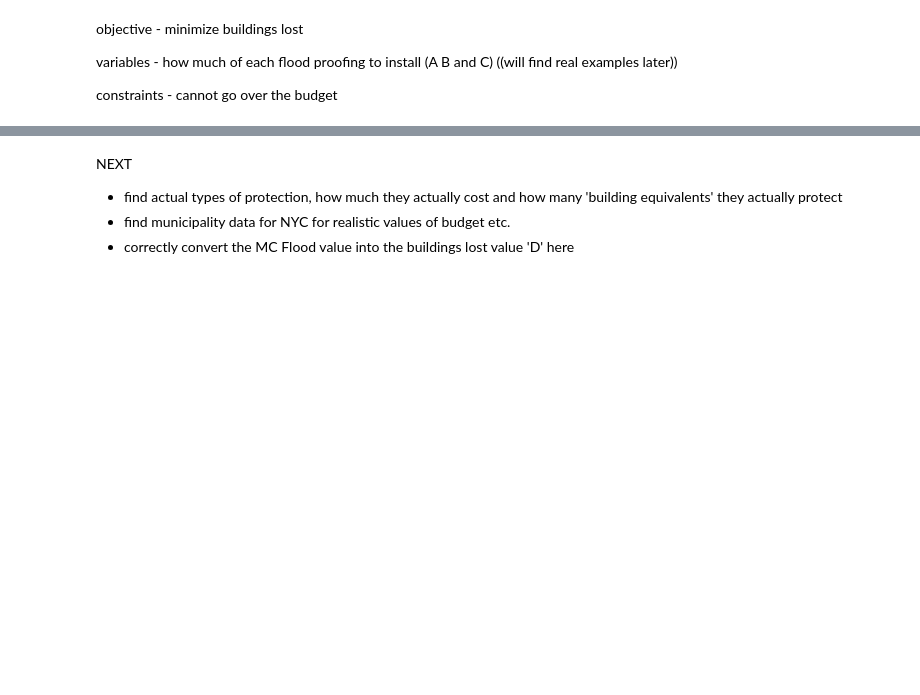
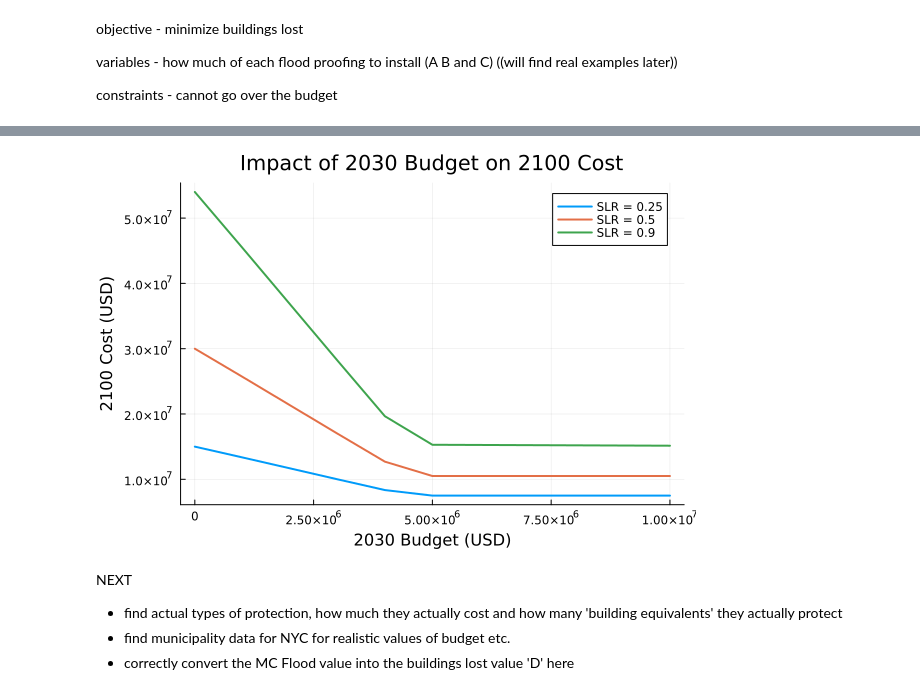
Before and after one commit to TismarkBoham/SLR-LP-4750, a Jupyter notebook: SLR-LP.ipynb, the cells around one changed output, grey strips where cells are left out. Drawn from its saved outputs; the diff is of its cells as text; code cells hidden in the pictures; blank space fills up the shorter version.

```diff
--- a/SLR-LP.ipynb
+++ b/SLR-LP.ipynb
@@ -51,7 +51,7 @@ c3 = 5_000_000    # Cost of 1 m-high dyke per km
 d = 200_000       # Damage cost per unprotected house
 h = 300           # Total number of houses
 p = 100           # Number of houses protected per km of dyke
-budget = 4e6        #VARIABLE budget
+budget = 4.5e6        #VARIABLE budget
 inputSLR = .5      #VARIABLE from cella
 maxSLR = 1        #VARIABLE actuallyFindThisValue
 houseDestructionPerc = (inputSLR/maxSLR) #use this percentage for amount of housing lost.
@@ -116,0 +117,83 @@ Length of dyke (x3): 0.002 meters
+# %%
+using JuMP
+using HiGHS
+using Plots
+
+# Define parameters
+c2 = 15_000        # Cost per wet installation
+c3 = 5_000_000     # Cost of 1 m-high dyke per km
+d = 200_000        # Damage cost per unprotected house
+h = 300            # Total number of houses
+p = 100            # Number of houses protected per km of dyke
+maxSLR = 1         # Maximum sea level rise
+dykeHeight = 1     # Dyke height in meters
+
+# Define budgets and SLR scenarios
+budgets = 0:1e6:10e6  # 2030 budgets from 0 to 10 million in 1 million steps
+inputSLRs = [0.25, 0.5, 0.9]  # SLR scenarios to evaluate
+results = Dict()  # To store results for each SLR scenario
+
+# Loop over SLR scenarios
+for inputSLR in inputSLRs
+    # Calculate the percentage of houses destroyed
+    houseDestructionPerc = inputSLR / maxSLR
+
+    # Storage for results for this SLR scenario
+    costs_2100 = Float64[]
+
+    # Loop over budgets
+    for budget in budgets
+        # Create a new model for each budget
+        model = Model(HiGHS.Optimizer)
+
+        # Define decision variables
+        @variable(model, x2 >= 0, Int)  # Number of wet installations
+        @variable(model, x3 >= 0)       # Length of dyke in km
+
+        # Define the objective function
+        @objective(
+            model, Min,
+            c2 * x2 + c3 * x3 +                               # Upfront cost
+            houseDestructionPerc * d * (h - (x2 + p * x3)) +  # Damage cost of untreated houses
+            x2 * 0.2 * houseDestructionPerc * d              # Damage cost of wet-treated houses
+        )
+
+        # Add constraints
+        @constraint(model, x2 + p * x3 <= h)               # Protection cannot exceed total houses
+        @constraint(model, c2 * x2 + c3 * x3 <= budget)    # Budget constraint
+
+        # Solve the model
+        optimize!(model)
+
+        # Store the cost if the solution is optimal
+        if termination_status(model) == MOI.OPTIMAL
+            push!(costs_2100, objective_value(model))
+        else
+            push!(costs_2100, NaN)  # Use NaN for infeasible solutions
+        end
+    end
+
+    # Store the results for this SLR scenario
+    results[inputSLR] = costs_2100
+end
+
+# Plot the results
+plot(
+    budgets, results[0.25],
+    label = "SLR = 0.25",
+    xlabel = "2030 Budget (USD)",
+    ylabel = "2100 Cost (USD)",
+    title = "Impact of 2030 Budget on 2100 Cost",
+    lw = 2
+)
+plot!(
+    budgets, results[0.5],
+    label = "SLR = 0.5",
+    lw = 2
+)
+plot!(
+    budgets, results[0.9],
+    label = "SLR = 0.9",
+    lw = 2
+)
+# %% [output]
@@ -117,3 +217,4 @@ Length of dyke (x3): 0.002 meters
+[figure, added]
 # %% [markdown]
 NEXT
 - find actual types of protection, how much they actually cost and how many 'building equivalents' they actually protect
```
Also changed, not shown: parts of 2 cells of this notebook.
